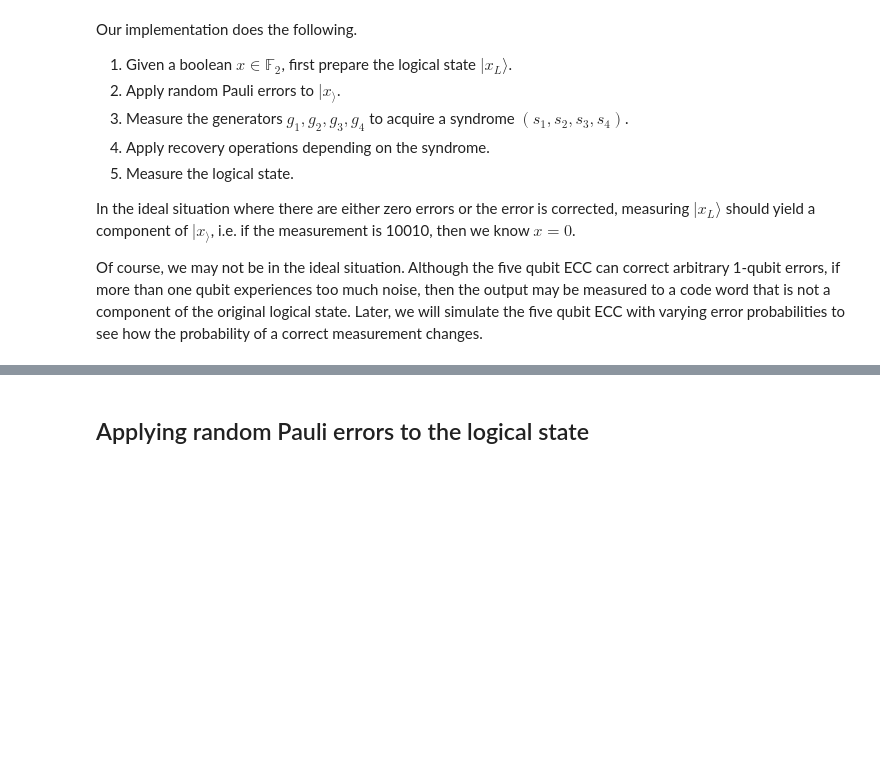
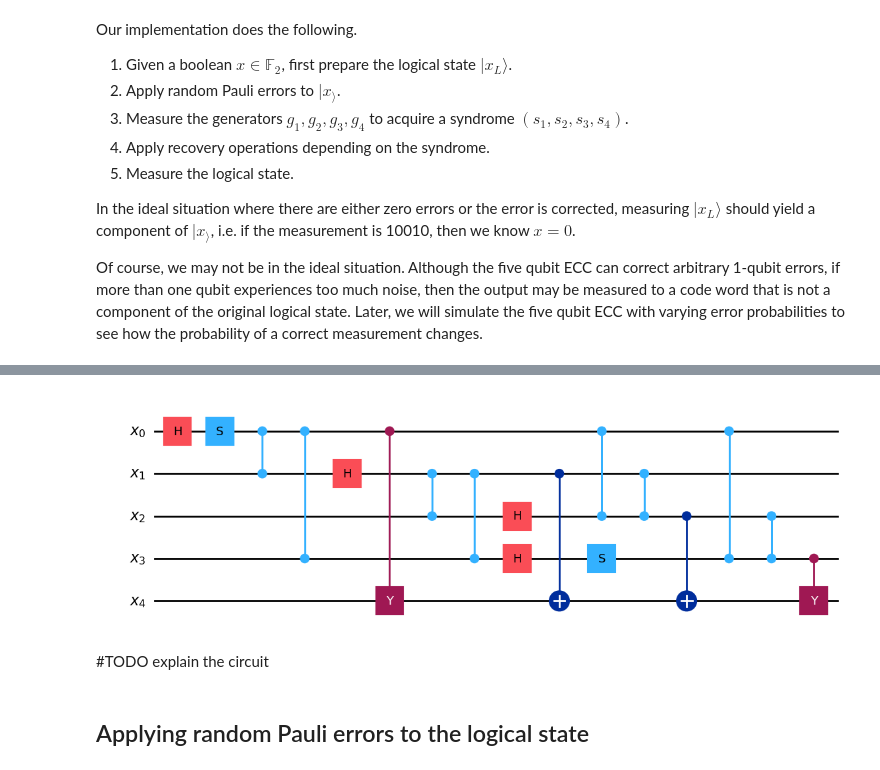
Before and after one commit to adn1995/five-qubit-ecc, a Jupyter notebook: five_qubit_ecc.ipynb, the cells around one changed output, grey strips where cells are left out. Saved outputs shown, nothing was run; the diff lists cells and outputs as text; code cells hidden in the pictures; blank space fills up the shorter version.

Commit message:
Set up section about state preparation

```diff
--- a/five_qubit_ecc.ipynb
+++ b/five_qubit_ecc.ipynb
@@ -79,3 +102,10 @@ Later, we will simulate the five qubit ECC with varying error probabilities to s
+# %%
+# Draw the circuit
+five_qubit_ecc.prepare_state(False).draw("mpl")
+# %% [output]
+[figure, added]
+# %% [markdown]
+#TODO explain the circuit
 # %% [markdown]
 ## Applying random Pauli errors to the logical state
 # %% [markdown]
```
Also changed, not shown: parts of 2 cells of this notebook.
